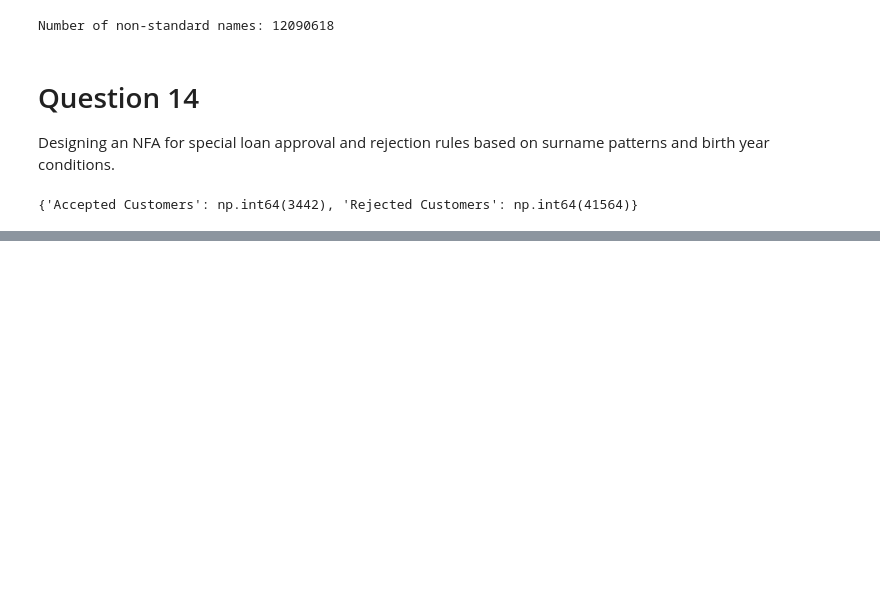
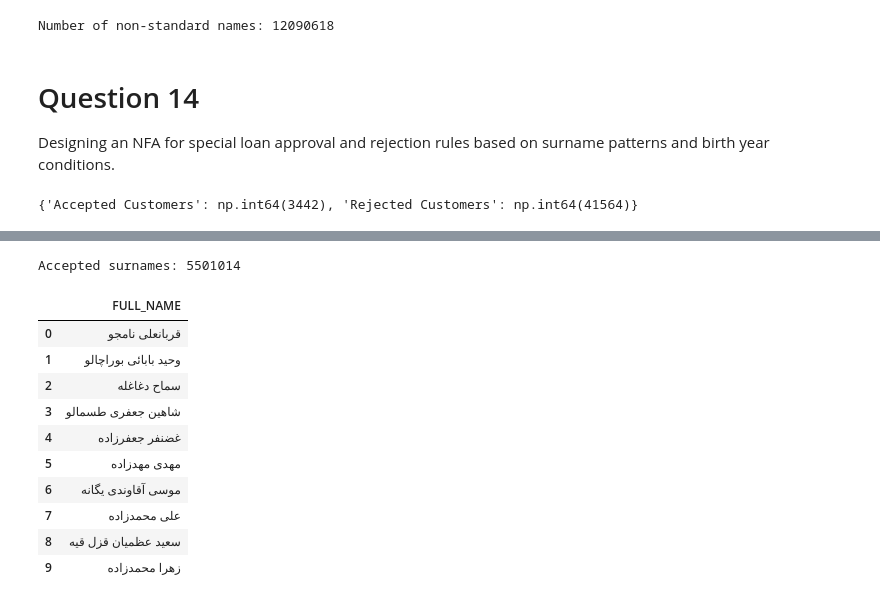
Before and after one commit to mahanfattahi/BANK-NIT, a Jupyter notebook: nitbank.ipynb, the cells around one changed output, grey strips where cells are left out. Cells and saved outputs as stored; diff of their text form; code cells hidden in the pictures; blank space fills up the shorter version.

```diff
--- a/nitbank.ipynb
+++ b/nitbank.ipynb
@@ -395,7 +395,7 @@ temp_file = "temp.csv"
 first_chunk = True
 
 for chunk in read_in_chunks(
-    "Bank NIT DB.csv",
+    "normalized_bank_data.csv",
     1000000
 ):
 
@@ -425,9 +425,9 @@ for chunk in read_in_chunks(
 
 # جایگزینی فایل اصلی
 
-os.remove("Bank NIT DB.csv")
+os.remove("normalized_bank_data.csv")
 
-os.rename(temp_file, "Bank NIT DB.csv")
+os.rename(temp_file, "normalized_bank_data.csv")
 # %% [markdown]
 # Question 6
 
@@ -1017,0 +1047,63 @@ print(results)
+# %%
+accepted_examples = []
+
+for chunk in read_in_chunks(
+    "normalized_bank_data.csv",
+    1000000,
+    usecols=['FULL_NAME']
+):
+
+    chunk['FULL_NAME'] = (
+        chunk['FULL_NAME']
+        .fillna('')
+        .astype(str)
+    )
+
+    surname = (
+        chunk['FULL_NAME']
+        .str.split()
+        .str[-1]
+    )
+
+    accepted_mask = (
+        surname.str.endswith(('ز', 'ژ', 'و', 'ه'))
+        &
+        surname.str[:-1].str.contains(
+            r'[اآوی]',
+            na=False
+        )
+    )
+
+    accepted_count += accepted_mask.sum()
+
+    # فقط از اولین چانک‌هایی که نتیجه دارند نمونه بردار
+    if len(accepted_examples) < 20:
+
+        sample = chunk.loc[
+            accepted_mask,
+            ['FULL_NAME']
+        ].head(20)
+
+        accepted_examples.append(sample)
+
+print(f"Accepted surnames: {accepted_count}")
+
+examples_df = pd.concat(
+    accepted_examples,
+    ignore_index=True
+)
+
+examples_df.head(10)
+# %% [output]
+Accepted surnames: 5501014
+|  | FULL_NAME |
+| 0 | قربانعلی نامجو |
+| 1 | وحید بابائی بوراچالو |
+| 2 | سماح دغاغله |
+| 3 | شاهین جعفری طسمالو |
+| 4 | غضنفر جعفرزاده |
+| 5 | مهدی مهدزاده |
+| 6 | موسی آقاوندی یگانه |
+| 7 | علی محمدزاده |
+| 8 | سعید عظمیان قزل قیه |
+| 9 | زهرا محمدزاده |
```
Also changed, not shown: parts of 5 cells of this notebook, 1 other file.
